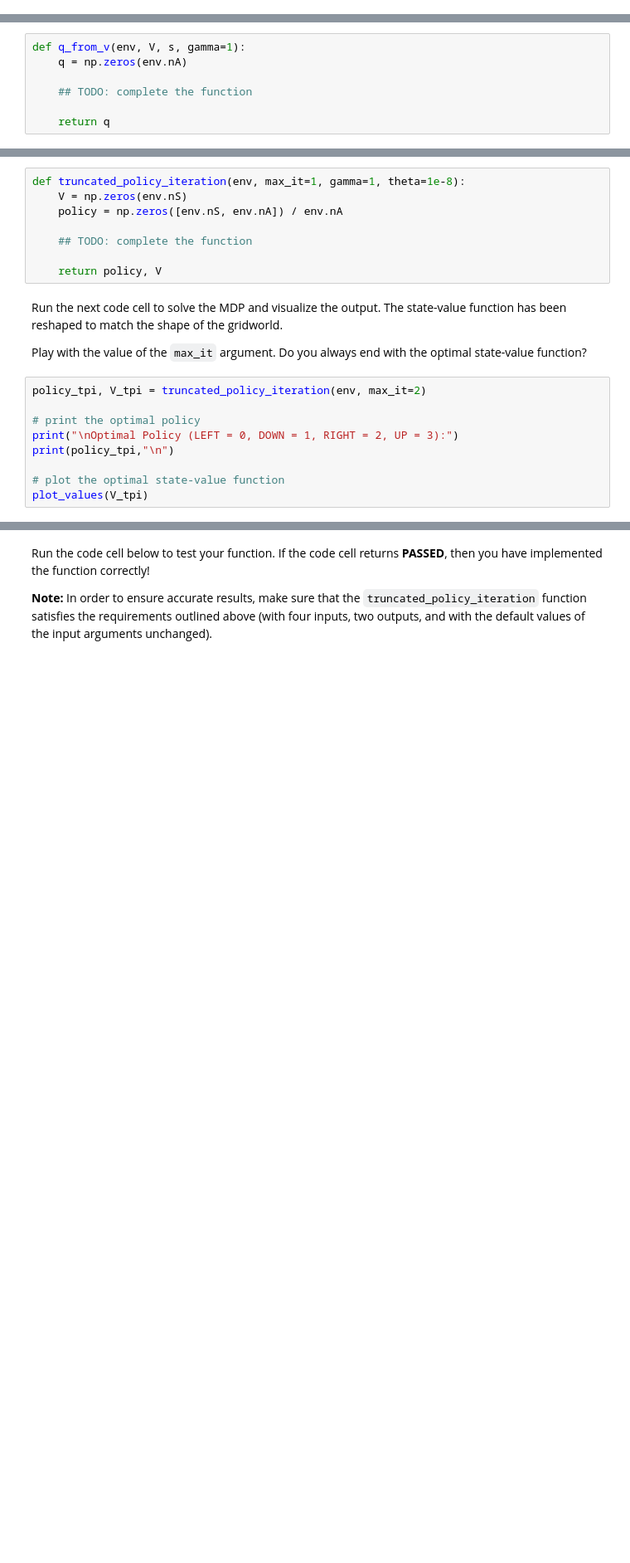
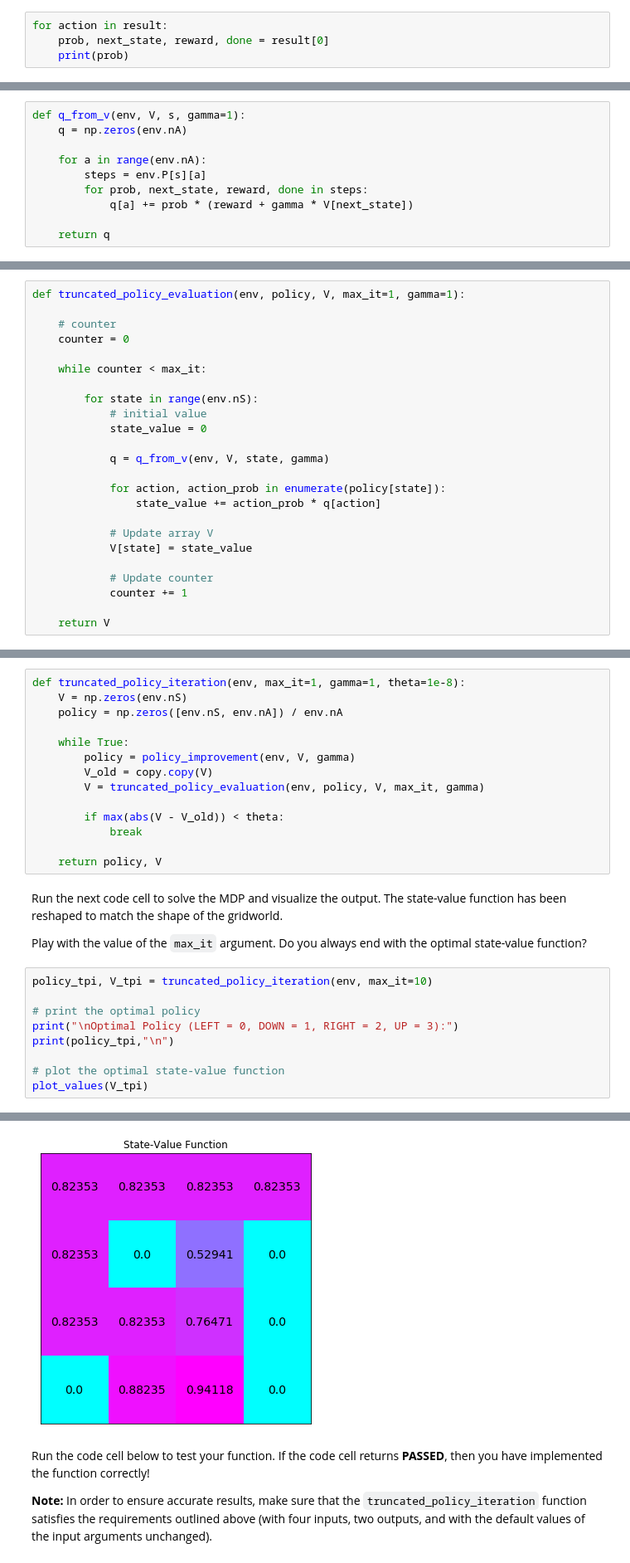
Before and after one commit to fatmirboja/dynamic-programming, a Jupyter notebook: Dynamic_Programming.ipynb, the cells around one changed output, grey strips where cells are left out. Shown: that part at 83% size. Saved outputs shown, nothing was run; the diff lists cells and outputs as text; blank space fills up the shorter version.

```diff
--- a/Dynamic_Programming.ipynb
+++ b/Dynamic_Programming.ipynb
@@ -52,0 +54,4 @@ env.P[1][0]
+# %%
+for action in result:
+    prob, next_state, reward, done = result[0]
+    print(prob)
@@ -144,7 +210,10 @@ Please complete the function in the code cell below.
 def q_from_v(env, V, s, gamma=1):
     q = np.zeros(env.nA)
 
-    ## TODO: complete the function
+    for a in range(env.nA):
+        steps = env.P[s][a]
+        for prob, next_state, reward, done in steps:
+            q[a] += prob * (reward + gamma * V[next_state])
 
     return q
 # %% [markdown]
@@ -258,3 +379,27 @@ def truncated_policy_evaluation(env, policy, V, max_it=1, gamma=1):
+# %%
+def truncated_policy_evaluation(env, policy, V, max_it=1, gamma=1):
+
+    # counter
+    counter = 0
+
+    while counter < max_it:
+
+        for state in range(env.nS):
+            # initial value
+            state_value = 0
+
+            q = q_from_v(env, V, state, gamma)
+
+            for action, action_prob in enumerate(policy[state]):
+                state_value += action_prob * q[action]
+
+            # Update array V
+            V[state] = state_value
+
+            # Update counter
+            counter += 1
+
+    return V
 # %% [markdown]
 Next, you will implement truncated policy iteration.  Your algorithm should accept five arguments as **input**:
 - `env`: This is an instance of an OpenAI Gym environment, where `env.P` returns the one-step dynamics.
@@ -272,7 +417,13 @@ def truncated_policy_iteration(env, max_it=1, gamma=1, theta=1e-8):
     V = np.zeros(env.nS)
     policy = np.zeros([env.nS, env.nA]) / env.nA
 
-    ## TODO: complete the function
+    while True:
+        policy = policy_improvement(env, V, gamma)
+        V_old = copy.copy(V)
+        V = truncated_policy_evaluation(env, policy, V, max_it, gamma)
+
+        if max(abs(V - V_old)) < theta:
+            break
 
     return policy, V
 # %% [markdown]
@@ -280,7 +431,7 @@ Run the next code cell to solve the MDP and visualize the output.  The state-val
 
 Play with the value of the `max_it` argument.  Do you always end with the optimal state-value function?
 # %%
-policy_tpi, V_tpi = truncated_policy_iteration(env, max_it=2)
+policy_tpi, V_tpi = truncated_policy_iteration(env, max_it=10)
 
 # print the optimal policy
 print("\nOptimal Policy (LEFT = 0, DOWN = 1, RIGHT = 2, UP = 3):")
@@ -288,3 +439,4 @@ print(policy_tpi,"\n")
 
 # plot the optimal state-value function
 plot_values(V_tpi)
+# %% [output]
@@ -291,3 +460,4 @@ plot_values(V_tpi)
+[figure, added]
 # %% [markdown]
 Run the code cell below to test your function.  If the code cell returns **PASSED**, then you have implemented the function correctly!
 
```
Also changed, not shown: parts of 24 cells of this notebook.
